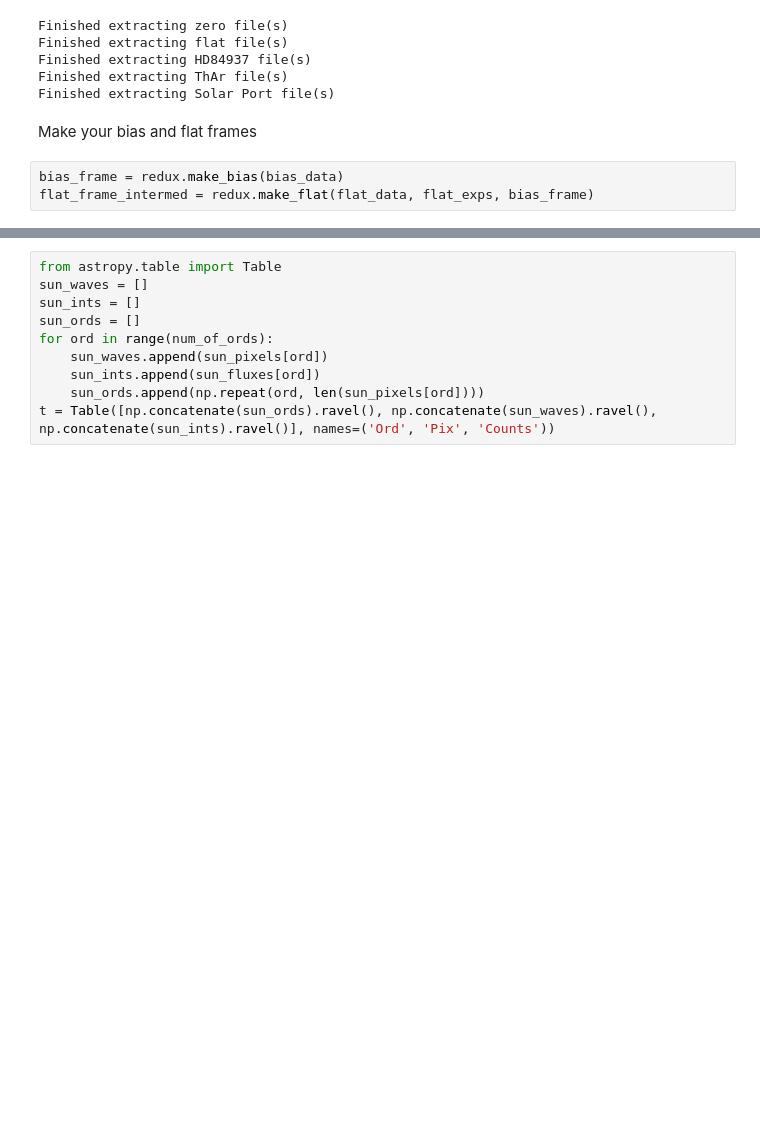
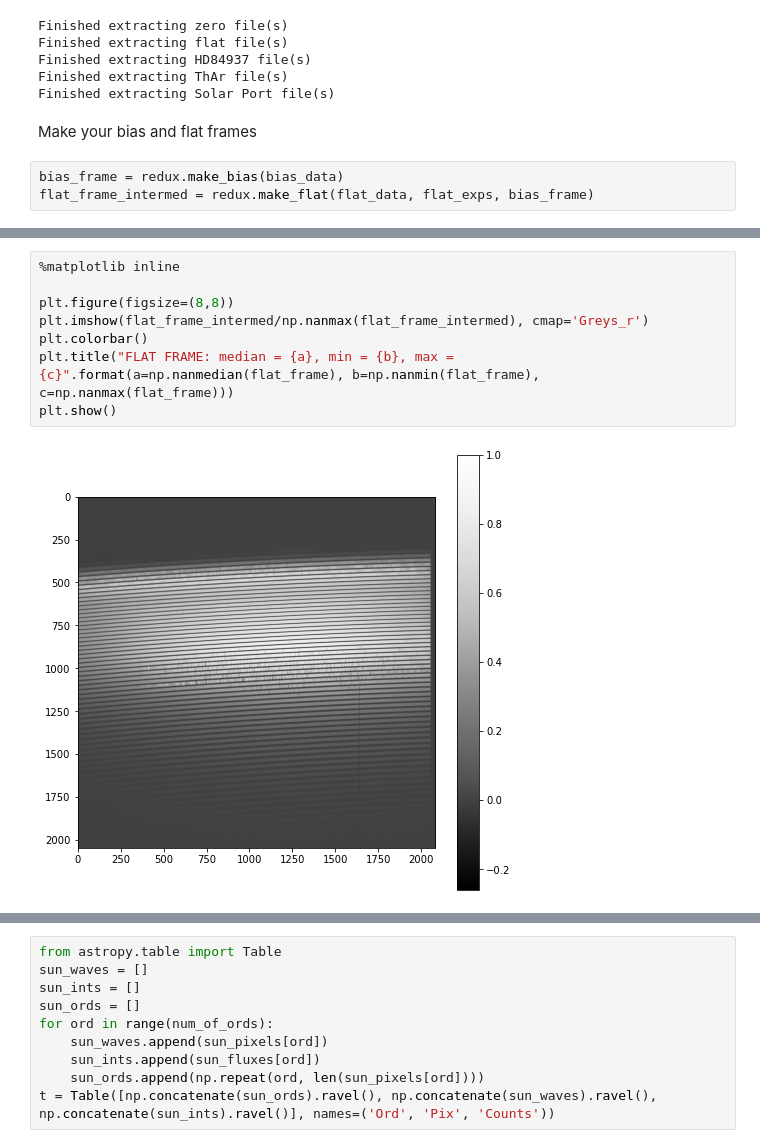
Before and after one commit to catherine-manea/TullCoudeRedux, a Jupyter notebook: Redux_Workflow.ipynb, the cells around one changed output, grey strips where cells are left out. Cells and saved outputs as stored; diff of their text form; blank space fills up the shorter version.

```diff
--- a/Redux_Workflow.ipynb
+++ b/Redux_Workflow.ipynb
@@ -74,0 +64,10 @@ plt.show()
+# %%
+%matplotlib inline
+
+plt.figure(figsize=(8,8))
+plt.imshow(flat_frame_intermed/np.nanmax(flat_frame_intermed), cmap='Greys_r')
+plt.colorbar()
+plt.title("FLAT FRAME: median = {a}, min = {b}, max = {c}".format(a=np.nanmedian(flat_frame), b=np.nanmin(flat_frame), c=np.nanmax(flat_frame)))
+plt.show()
+# %% [output]
+[figure, added]
```
Also changed, not shown: parts of 14 cells of this notebook, 1 other file.
